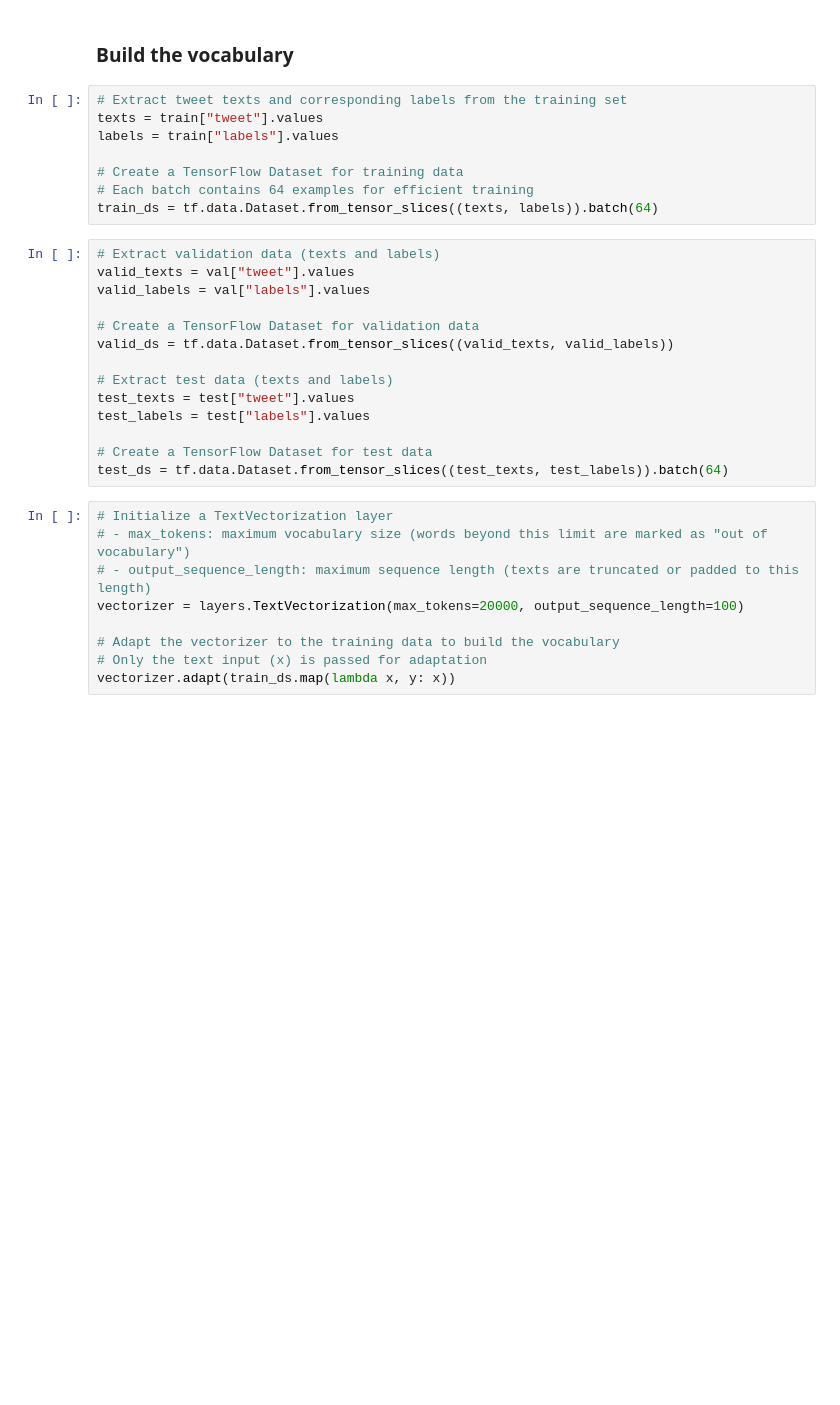
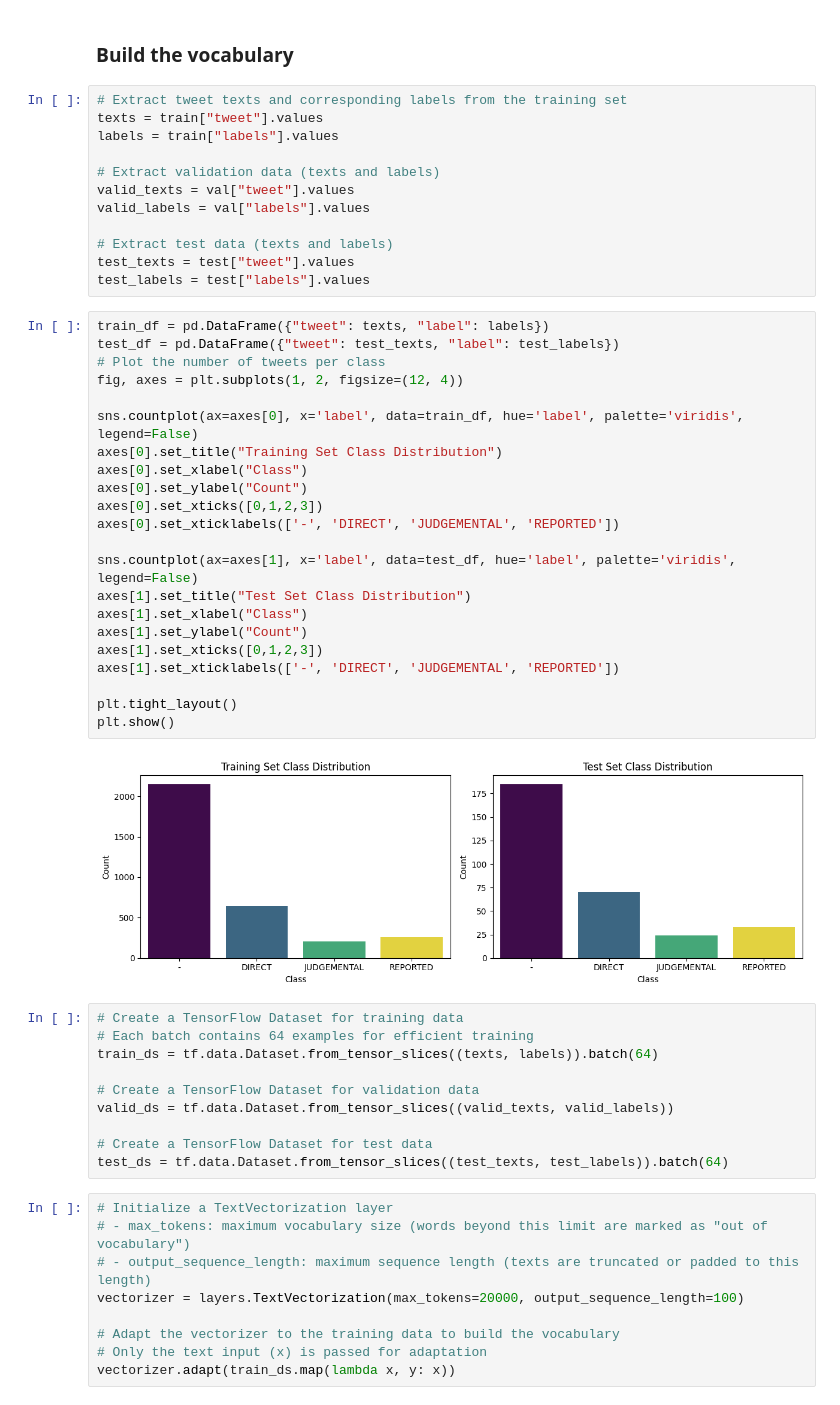
Before and after one commit to LuGorr/Sexist-Tweet-Detection, a Jupyter notebook: A1/Assignment_1.ipynb, the cells around one changed output. Cells and saved outputs as stored; diff of their text form; blank space fills up the shorter version.

Commit message:
feat: training/test data distribution

```diff
--- a/A1/Assignment_1.ipynb
+++ b/A1/Assignment_1.ipynb
@@ -362,21 +385,45 @@ os.environ["KERAS_BACKEND"] = "tensorflow"
 texts = train["tweet"].values
 labels = train["labels"].values
 
-# Create a TensorFlow Dataset for training data
-# Each batch contains 64 examples for efficient training
-train_ds = tf.data.Dataset.from_tensor_slices((texts, labels)).batch(64)
+# Extract validation data (texts and labels)
+valid_texts = val["tweet"].values
+valid_labels = val["labels"].values
+
+# Extract test data (texts and labels)
+test_texts = test["tweet"].values
+test_labels = test["labels"].values
+# %%
+train_df = pd.DataFrame({"tweet": texts, "label": labels})
+test_df = pd.DataFrame({"tweet": test_texts, "label": test_labels})
+# Plot the number of tweets per class
+fig, axes = plt.subplots(1, 2, figsize=(12, 4))
+
+sns.countplot(ax=axes[0], x='label', data=train_df, hue='label', palette='viridis', legend=False)
+axes[0].set_title("Training Set Class Distribution")
+axes[0].set_xlabel("Class")
+axes[0].set_ylabel("Count")
+axes[0].set_xticks([0,1,2,3])
+axes[0].set_xticklabels(['-', 'DIRECT', 'JUDGEMENTAL', 'REPORTED'])
+
+sns.countplot(ax=axes[1], x='label', data=test_df, hue='label', palette='viridis', legend=False)
+axes[1].set_title("Test Set Class Distribution")
+axes[1].set_xlabel("Class")
+axes[1].set_ylabel("Count")
+axes[1].set_xticks([0,1,2,3])
+axes[1].set_xticklabels(['-', 'DIRECT', 'JUDGEMENTAL', 'REPORTED'])
+
+plt.tight_layout()
+plt.show()
+# %% [output]
+[figure, added]
 # %%
-# Extract validation data (texts and labels)
-valid_texts = val["tweet"].values
-valid_labels = val["labels"].values
+# Create a TensorFlow Dataset for training data
+# Each batch contains 64 examples for efficient training
+train_ds = tf.data.Dataset.from_tensor_slices((texts, labels)).batch(64)
 
 # Create a TensorFlow Dataset for validation data
 valid_ds = tf.data.Dataset.from_tensor_slices((valid_texts, valid_labels))
 
-# Extract test data (texts and labels)
-test_texts = test["tweet"].values
-test_labels = test["labels"].values
-
 # Create a TensorFlow Dataset for test data
 test_ds = tf.data.Dataset.from_tensor_slices((test_texts, test_labels)).batch(64)
 # %%
```
Also changed, not shown: parts of 7 cells of this notebook.
